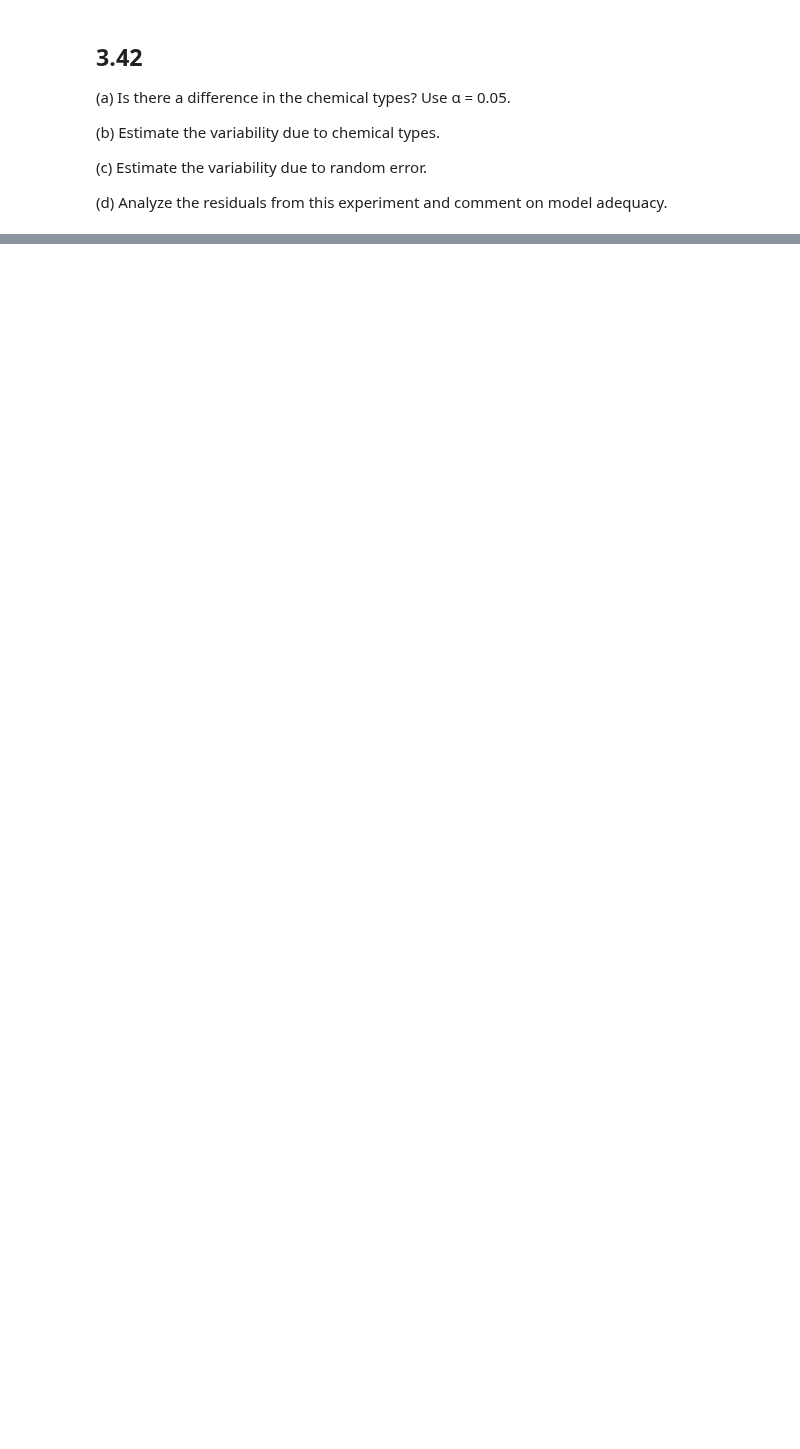
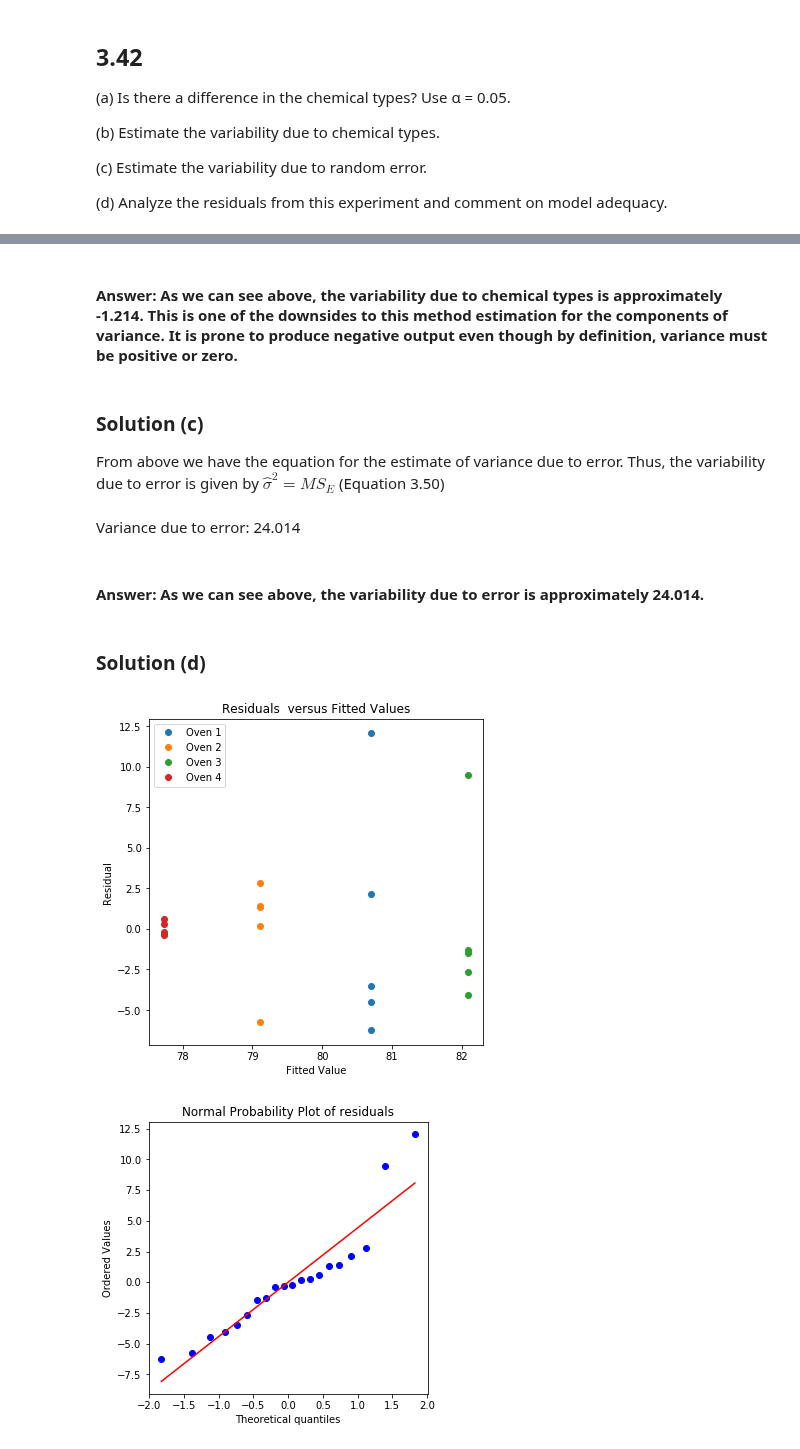
Before and after one commit to mwnewlin/AFIT, a Jupyter notebook: CSCE 554/Newlin_hw3_CSCE554.ipynb, the cells around one changed output, grey strips where cells are left out. Saved outputs shown, nothing was run; the diff lists cells and outputs as text; code cells hidden in the pictures; blank space fills up the shorter version.

```diff
--- a/CSCE 554/Newlin_hw3_CSCE554.ipynb
+++ b/CSCE 554/Newlin_hw3_CSCE554.ipynb
@@ -643,0 +699,46 @@ N = a*n
+# %% [markdown]
+#### Answer: As we can see above, the variability due to chemical types is approximately -1.214. This is one of the downsides to this method estimation for the components of variance. It is prone to produce negative output even though by definition, variance must be positive or zero.
+# %% [markdown]
+### Solution (c)
+
+From above we have the equation for the estimate of variance due to error. Thus, the variability due to error is given by $\hat{\sigma}^2 = MS_E$ (Equation 3.50)
+# %%
+var_error = MSE
+display(md("Variance due to error: {:.3f}".format(var_error)))
+# %% [output]
+Variance due to error: 24.014
+# %% [markdown]
+#### Answer: As we can see above, the variability due to error is approximately 24.014.
+# %% [markdown]
+### Solution (d)
+# %%
+resid_1 = oven_1 - oven_means[0]
+resid_2 = oven_2 - oven_means[1]
+resid_3 = oven_3 - oven_means[2]
+resid_4 = oven_4 - oven_means[3]
+
+resid_1_x = np.array([oven_means[0], oven_means[0], oven_means[0], oven_means[0], oven_means[0]])
+resid_2_x = np.array([oven_means[1], oven_means[1], oven_means[1], oven_means[1], oven_means[1]])
+resid_3_x = np.array([oven_means[2], oven_means[2], oven_means[2], oven_means[2], oven_means[2]])
+resid_4_x = np.array([oven_means[3], oven_means[3], oven_means[3], oven_means[3], oven_means[3]])
+
+fig = plt.figure(figsize=(6,6))
+plt.plot(resid_1_x,resid_1, 'o', label='Oven 1')
+plt.plot(resid_2_x,resid_2, 'o', label='Oven 2')
+plt.plot(resid_3_x,resid_3, 'o', label='Oven 3')
+plt.plot(resid_4_x,resid_4, 'o', label='Oven 4')
+
+plt.title("Residuals  versus Fitted Values")
+plt.ylabel("Residual")
+plt.xlabel("Fitted Value")
+plt.legend()
+plt.show()
+
+fig2 = plt.figure(figsize=(5,5))
+residuals = np.hstack((resid_1, resid_2, resid_3, resid_4))
+stats.probplot(residuals, plot=plt)
+plt.title("Normal Probability Plot of residuals")
+plt.show()
+# %% [output]
+[figure, added]
+[figure, added]
```
Also changed, not shown: parts of 29 cells of this notebook, 3 other files.
